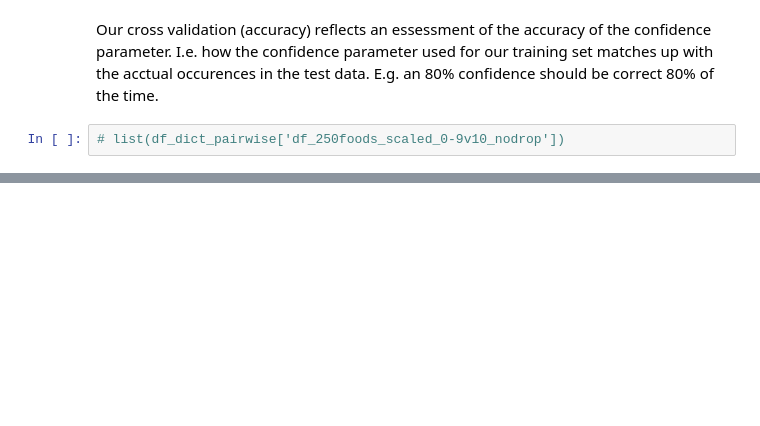
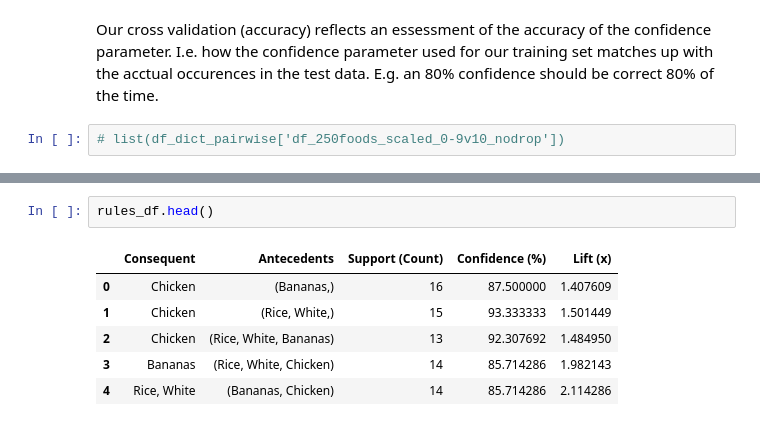
Before and after one commit to ZaxR/ibd_diet_analysis, a Jupyter notebook: IBD Diet Analysis.ipynb, the cells around one changed output, grey strips where cells are left out. Drawn from its saved outputs; the diff is of its cells as text; blank space fills up the shorter version.

```diff
--- a/IBD Diet Analysis.ipynb
+++ b/IBD Diet Analysis.ipynb
@@ -734,0 +737,9 @@ Wall time: 120 ms
+# %%
+rules_df.head()
+# %% [output]
+|  | Consequent | Antecedents | Support (Count) | Confidence (%) | Lift (x) |
+| 0 | Chicken | (Bananas,) | 16 | 87.500000 | 1.407609 |
+| 1 | Chicken | (Rice, White,) | 15 | 93.333333 | 1.501449 |
+| 2 | Chicken | (Rice, White, Bananas) | 13 | 92.307692 | 1.484950 |
+| 3 | Bananas | (Rice, White, Chicken) | 14 | 85.714286 | 1.982143 |
+| 4 | Rice, White | (Bananas, Chicken) | 14 | 85.714286 | 2.114286 |
```
Also changed, not shown: parts of 7 cells of this notebook, 3 other files.
